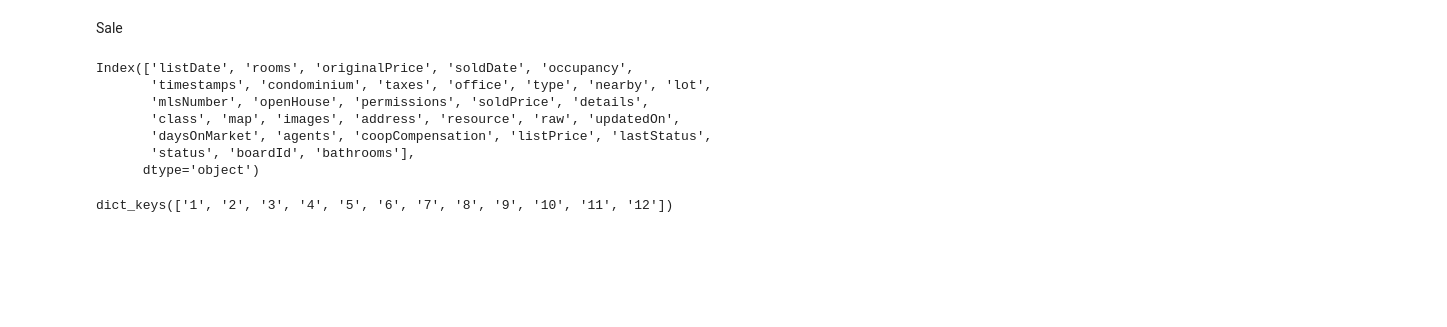
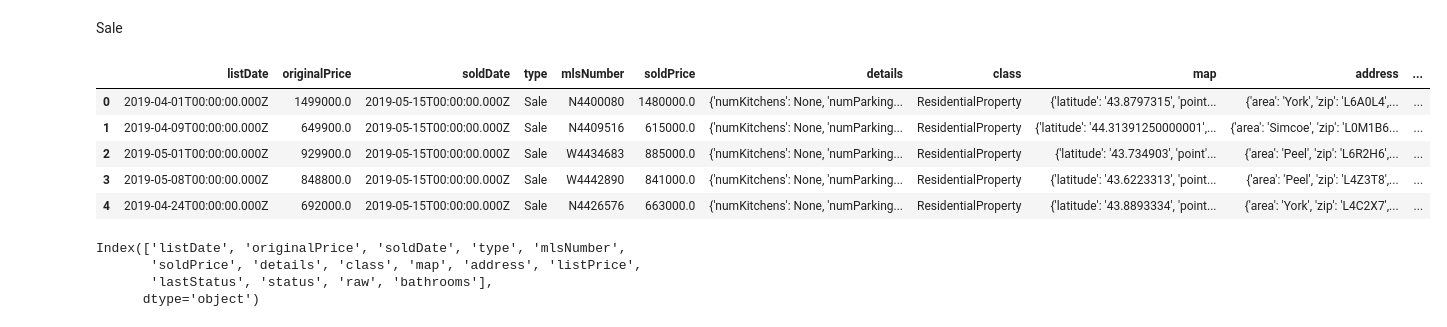
Before and after one commit to julian-fong/real-estate-predictor, a Jupyter notebook: feature_engineering.ipynb, the cells around one changed output. Cells and saved outputs as stored; diff of their text form; code cells hidden in the pictures; blank space fills up the shorter version.

```diff
--- a/feature_engineering.ipynb
+++ b/feature_engineering.ipynb
@@ -374,19 +376,3 @@ lease_df_agg_cats.to_csv(os.getcwd()+"\\data\\data.csv", index = False)
 Sale
 # %%
 raw_sale_df = pd.read_csv(os.getcwd()+"\\data\\raw_sale_data.csv")
-# %%
-raw_sale_df.columns
-
-columns = ['rooms','occupancy', 'lot','timestamps','condominium','taxes', 'office', 'nearby', 'updatedOn', 'coopCompensation' ,'daysOnMarket','openHouse' ,'raw' ,'bathrooms', 'permissions' ,'resource', 'images' ,'boardId' ,'agents']
-# %% [output]
-Index(['listDate', 'rooms', 'originalPrice', 'soldDate', 'occupancy',
-       'timestamps', 'condominium', 'taxes', 'office', 'type', 'nearby', 'lot',
-       'mlsNumber', 'openHouse', 'permissions', 'soldPrice', 'details',
-       'class', 'map', 'images', 'address', 'resource', 'raw', 'updatedOn',
-       'daysOnMarket', 'agents', 'coopCompensation', 'listPrice', 'lastStatus',
-       'status', 'boardId', 'bathrooms'],
-      dtype='object')
-# %%
-ast.literal_eval(str(raw_sale_df['rooms'].values[0])).keys()
-# %% [output]
-dict_keys(['1', '2', '3', '4', '5', '6', '7', '8', '9', '10', '11', '12'])
@@ -392,0 +383,16 @@ dict_keys(['1', '2', '3', '4', '5', '6', '7', '8', '9', '10', '11', '12'])
+# %%
+raw_sale_df.head()
+# %% [output]
+|  | listDate | originalPrice | soldDate | type | mlsNumber | soldPrice | details | class | map | address | ... |
+| 0 | 2019-04-01T00:00:00.000Z | 1499000.0 | 2019-05-15T00:00:00.000Z | Sale | N4400080 | 1480000.0 | {'numKitchens': None, 'numParking... | ResidentialProperty | {'latitude': '43.8797315', 'point... | {'area': 'York', 'zip': 'L6A0L4',... | ... |
+| 1 | 2019-04-09T00:00:00.000Z | 649900.0 | 2019-05-15T00:00:00.000Z | Sale | N4409516 | 615000.0 | {'numKitchens': None, 'numParking... | ResidentialProperty | {'latitude': '44.31391250000001',... | {'area': 'Simcoe', 'zip': 'L0M1B6... | ... |
+| 2 | 2019-05-01T00:00:00.000Z | 929900.0 | 2019-05-15T00:00:00.000Z | Sale | W4434683 | 885000.0 | {'numKitchens': None, 'numParking... | ResidentialProperty | {'latitude': '43.734903', 'point'... | {'area': 'Peel', 'zip': 'L6R2H6',... | ... |
+| 3 | 2019-05-08T00:00:00.000Z | 848800.0 | 2019-05-15T00:00:00.000Z | Sale | W4442890 | 841000.0 | {'numKitchens': None, 'numParking... | ResidentialProperty | {'latitude': '43.6223313', 'point... | {'area': 'Peel', 'zip': 'L4Z3T8',... | ... |
+| 4 | 2019-04-24T00:00:00.000Z | 692000.0 | 2019-05-15T00:00:00.000Z | Sale | N4426576 | 663000.0 | {'numKitchens': None, 'numParking... | ResidentialProperty | {'latitude': '43.8893334', 'point... | {'area': 'York', 'zip': 'L4C2X7',... | ... |
+# %%
+raw_sale_df.columns
+# %% [output]
+Index(['listDate', 'originalPrice', 'soldDate', 'type', 'mlsNumber',
+       'soldPrice', 'details', 'class', 'map', 'address', 'listPrice',
+       'lastStatus', 'status', 'raw', 'bathrooms'],
+      dtype='object')
```
Also changed, not shown: parts of 35 cells of this notebook, 3 other files.
